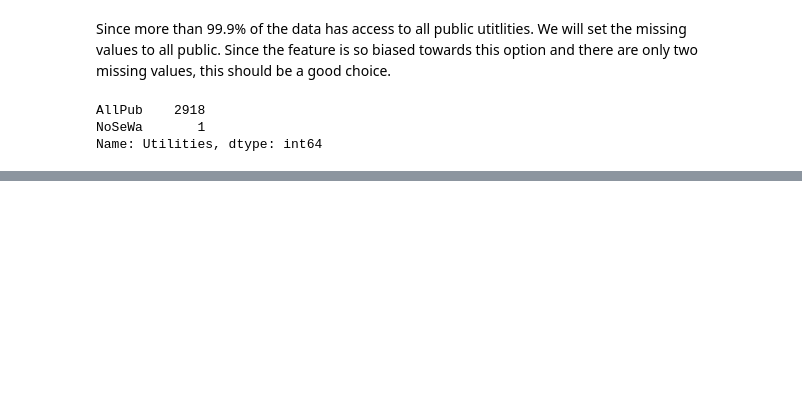
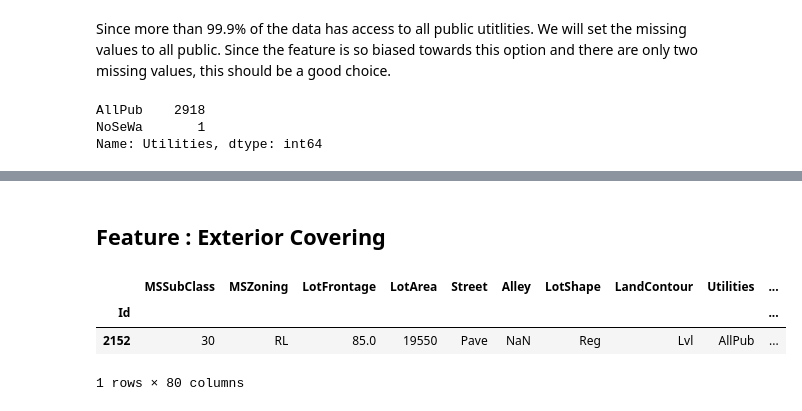
Before and after one commit to AnirudhAchal/Housing-Prices, a Jupyter notebook: Notebooks/Housing Prices .ipynb, the cells around one changed output, grey strips where cells are left out. Saved outputs shown, nothing was run; the diff lists cells and outputs as text; code cells hidden in the pictures; blank space fills up the shorter version.

Commit message:
Housing exterior feature complete

```diff
--- a/Notebooks/Housing Prices .ipynb
+++ b/Notebooks/Housing Prices .ipynb
@@ -615,0 +640,10 @@ df.info()
+# %% [markdown]
+## Feature : Exterior Covering
+# %%
+# Checking houses with missing Exterior Covering values
+df.loc[pd.isnull(df['Exterior1st']) | pd.isnull(df['Exterior2nd'])]
+# %% [output]
+|  | MSSubClass | MSZoning | LotFrontage | LotArea | Street | Alley | LotShape | LandContour | Utilities | ... |
+| Id |  |  |  |  |  |  |  |  |  | ... |
+| 2152 | 30 | RL | 85.0 | 19550 | Pave | NaN | Reg | Lvl | AllPub | ... |
+1 rows × 80 columns
```
Also changed, not shown: parts of 18 cells of this notebook.
